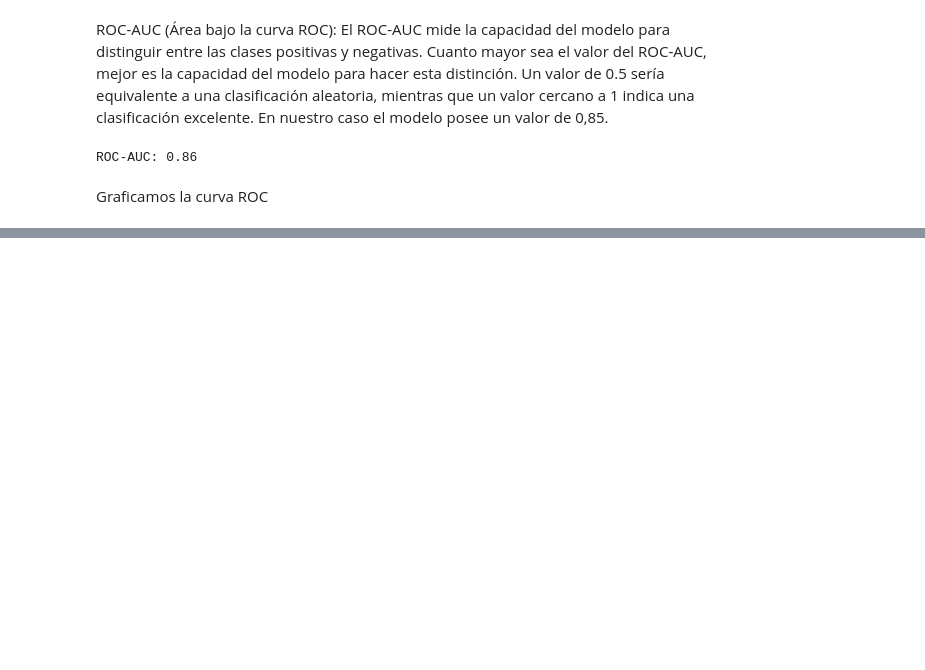
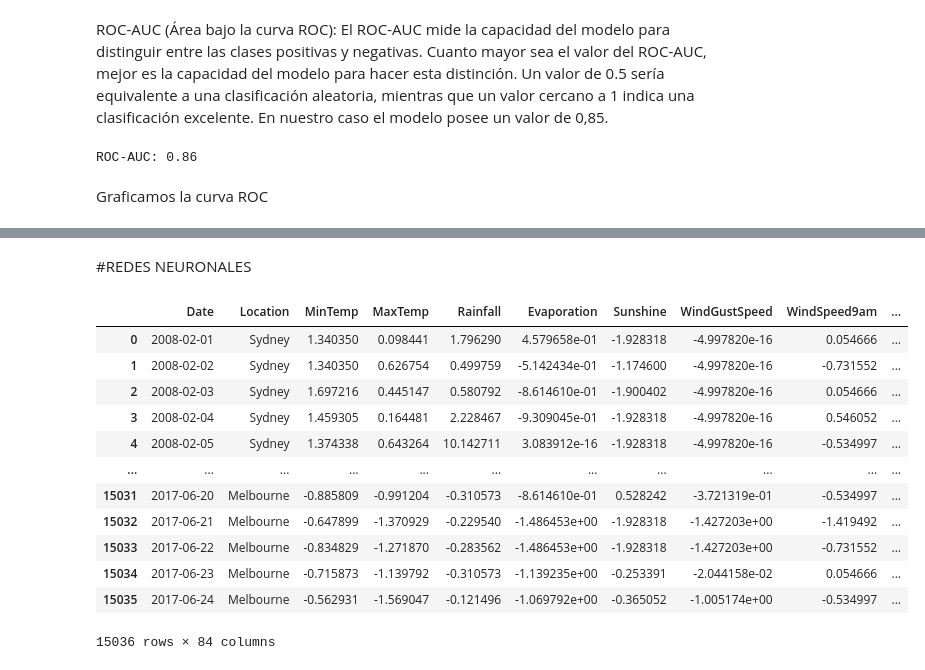
Before and after one commit to rama811/tp_aa1, a Jupyter notebook: TP1_AA1.ipynb, the cells around one changed output, grey strips where cells are left out. Cells and saved outputs as stored; diff of their text form; code cells hidden in the pictures; blank space fills up the shorter version.

```diff
--- a/TP1_AA1.ipynb
+++ b/TP1_AA1.ipynb
@@ -639,0 +737,18 @@ plt.show()
+# %% [markdown]
+#REDES NEURONALES
+# %%
+df_encoded
+# %% [output]
+|  | Date | Location | MinTemp | MaxTemp | Rainfall | Evaporation | Sunshine | WindGustSpeed | WindSpeed9am | ... |
+| 0 | 2008-02-01 | Sydney | 1.340350 | 0.098441 | 1.796290 | 4.579658e-01 | -1.928318 | -4.997820e-16 | 0.054666 | ... |
+| 1 | 2008-02-02 | Sydney | 1.340350 | 0.626754 | 0.499759 | -5.142434e-01 | -1.174600 | -4.997820e-16 | -0.731552 | ... |
+| 2 | 2008-02-03 | Sydney | 1.697216 | 0.445147 | 0.580792 | -8.614610e-01 | -1.900402 | -4.997820e-16 | 0.054666 | ... |
+| 3 | 2008-02-04 | Sydney | 1.459305 | 0.164481 | 2.228467 | -9.309045e-01 | -1.928318 | -4.997820e-16 | 0.546052 | ... |
+| 4 | 2008-02-05 | Sydney | 1.374338 | 0.643264 | 10.142711 | 3.083912e-16 | -1.928318 | -4.997820e-16 | -0.534997 | ... |
+| ... | ... | ... | ... | ... | ... | ... | ... | ... | ... | ... |
+| 15031 | 2017-06-20 | Melbourne | -0.885809 | -0.991204 | -0.310573 | -8.614610e-01 | 0.528242 | -3.721319e-01 | -0.534997 | ... |
+| 15032 | 2017-06-21 | Melbourne | -0.647899 | -1.370929 | -0.229540 | -1.486453e+00 | -1.928318 | -1.427203e+00 | -1.419492 | ... |
+| 15033 | 2017-06-22 | Melbourne | -0.834829 | -1.271870 | -0.283562 | -1.486453e+00 | -1.928318 | -1.427203e+00 | -0.731552 | ... |
+| 15034 | 2017-06-23 | Melbourne | -0.715873 | -1.139792 | -0.310573 | -1.139235e+00 | -0.253391 | -2.044158e-02 | 0.054666 | ... |
+| 15035 | 2017-06-24 | Melbourne | -0.562931 | -1.569047 | -0.121496 | -1.069792e+00 | -0.365052 | -1.005174e+00 | -0.534997 | ... |
+15036 rows × 84 columns
```
Also changed, not shown: parts of 29 cells of this notebook.
